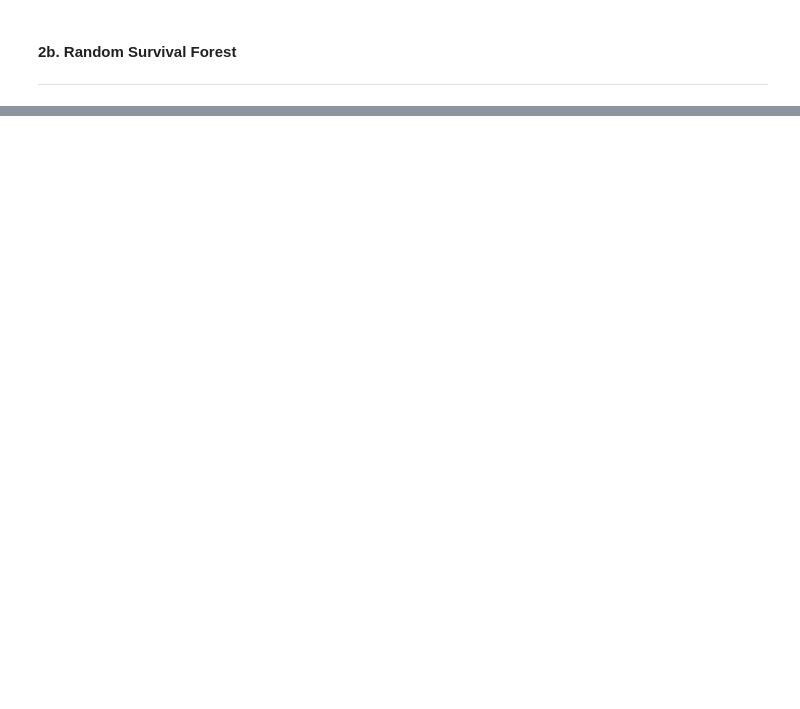
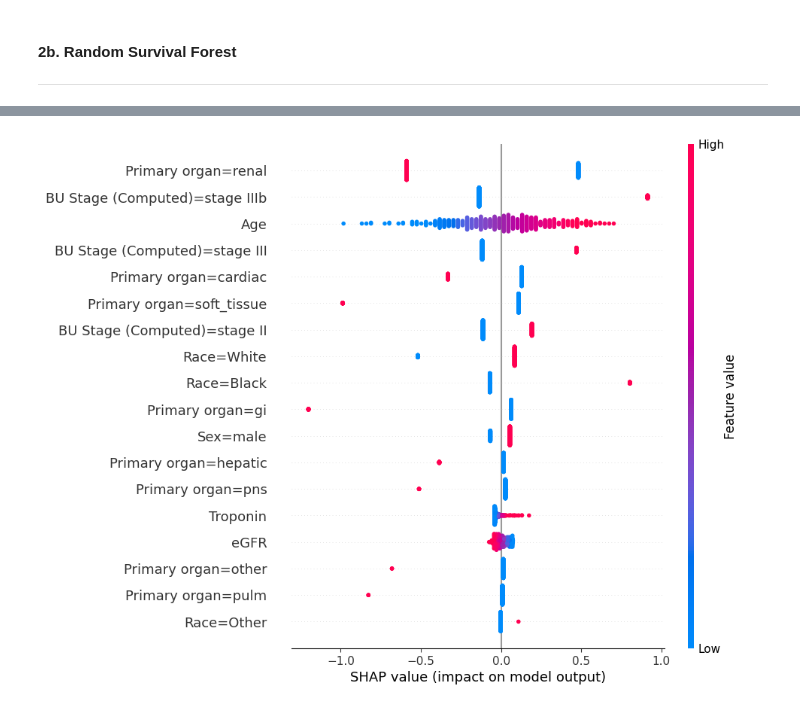
Before and after one commit to shankara-a/amyloidosis_bmc_2023, a Jupyter notebook: 04b_survival_prediction.ipynb, the cells around one changed output, grey strips where cells are left out. Saved outputs shown, nothing was run; the diff lists cells and outputs as text; code cells hidden in the pictures; blank space fills up the shorter version.

```diff
--- a/04b_survival_prediction.ipynb
+++ b/04b_survival_prediction.ipynb
@@ -224,0 +243,5 @@ pd.DataFrame(
+# %%
+shap.plots.beeswarm(shap_values["cph"], show=False, max_display=30)
+plt.savefig("figures/cph1_beeswarm_test.pdf", dpi=200, bbox_inches="tight")
+# %% [output]
+[figure, added]
```
Also changed, not shown: parts of 35 cells of this notebook, 4 other files.
